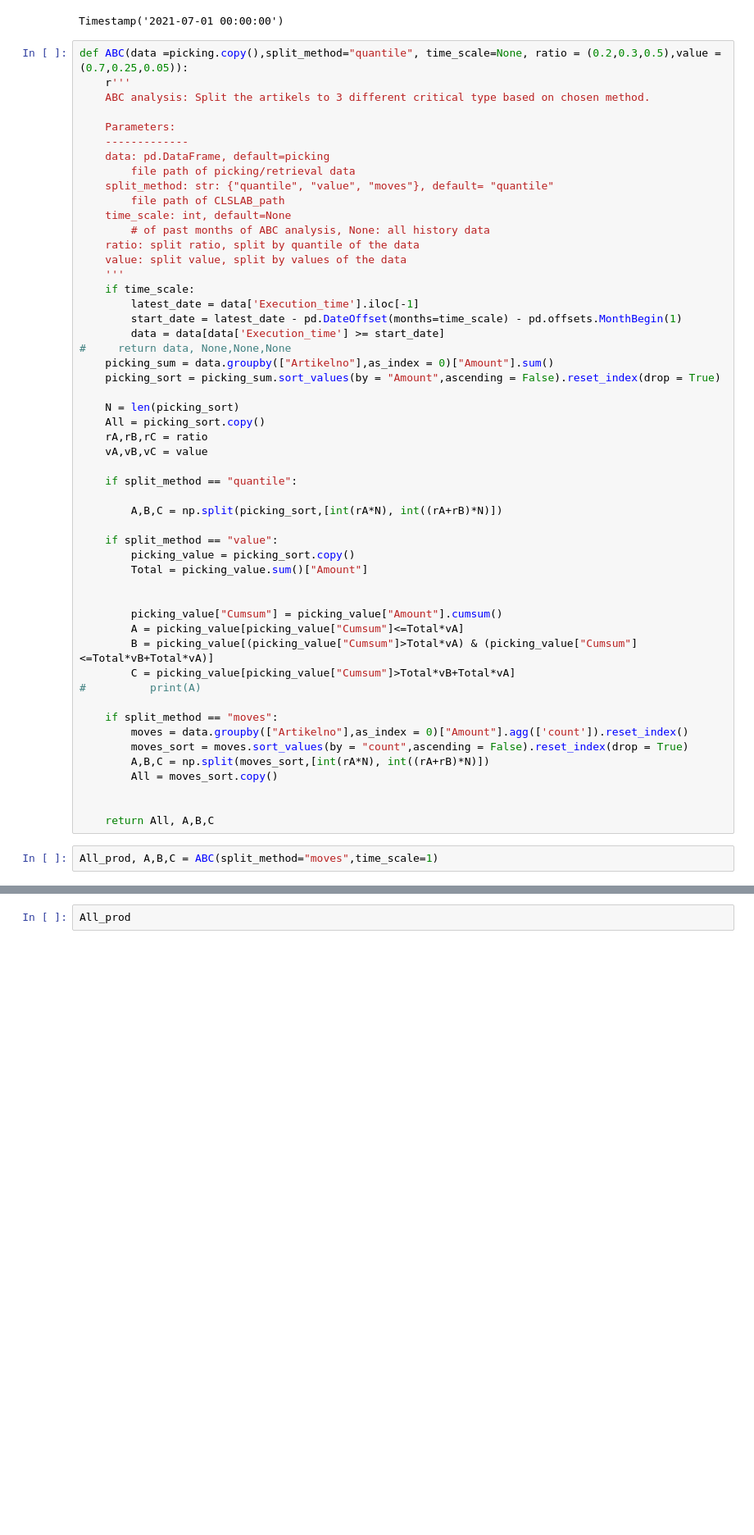
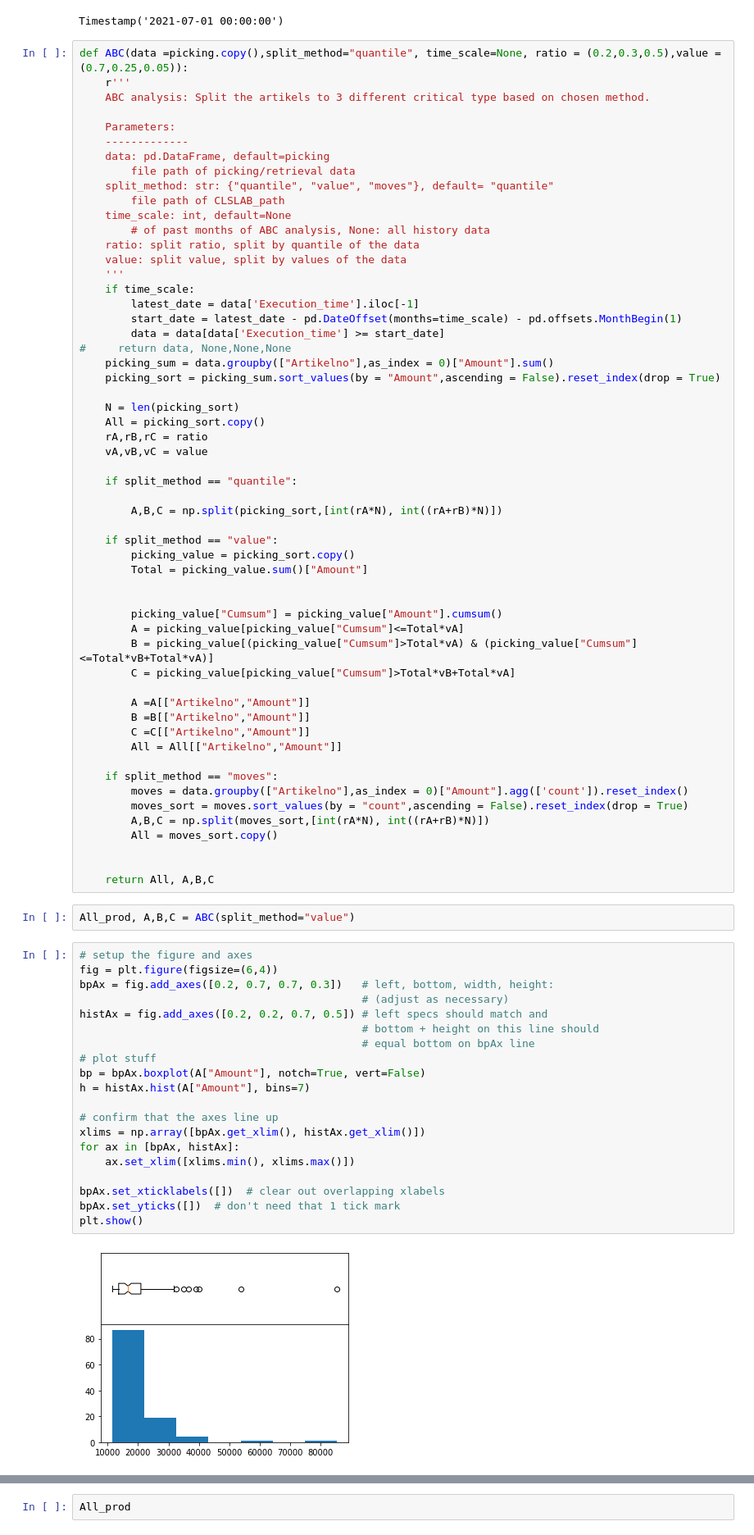
Before and after one commit to KevinLuo41/Layout-Optimizer-ISYE-6202-Project, a Jupyter notebook: Simulator/Simulator.ipynb, the cells around one changed output, grey strips where cells are left out. Shown at 82% size. Drawn from its saved outputs; the diff is of its cells as text; blank space fills up the shorter version.

```diff
--- a/Simulator/Simulator.ipynb
+++ b/Simulator/Simulator.ipynb
@@ -269,7 +271,11 @@ def ABC(data =picking.copy(),split_method="quantile", time_scale=None, ratio = (
         A = picking_value[picking_value["Cumsum"]<=Total*vA]
         B = picking_value[(picking_value["Cumsum"]>Total*vA) & (picking_value["Cumsum"]<=Total*vB+Total*vA)]
         C = picking_value[picking_value["Cumsum"]>Total*vB+Total*vA]
-#          print(A)
+
+        A =A[["Artikelno","Amount"]]
+        B =B[["Artikelno","Amount"]]
+        C =C[["Artikelno","Amount"]]
+        All = All[["Artikelno","Amount"]]
 
     if split_method == "moves":
         moves = data.groupby(["Artikelno"],as_index = 0)["Amount"].agg(['count']).reset_index()
@@ -280,4 +286,26 @@ def ABC(data =picking.copy(),split_method="quantile", time_scale=None, ratio = (
 
     return All, A,B,C
 # %%
-All_prod, A,B,C = ABC(split_method="moves",time_scale=1)
+All_prod, A,B,C = ABC(split_method="value")
+# %%
+# setup the figure and axes
+fig = plt.figure(figsize=(6,4))
+bpAx = fig.add_axes([0.2, 0.7, 0.7, 0.3])   # left, bottom, width, height:
+                                            # (adjust as necessary)
+histAx = fig.add_axes([0.2, 0.2, 0.7, 0.5]) # left specs should match and
+                                            # bottom + height on this line should
+                                            # equal bottom on bpAx line
+# plot stuff
+bp = bpAx.boxplot(A["Amount"], notch=True, vert=False)
+h = histAx.hist(A["Amount"], bins=7)
+
+# confirm that the axes line up
+xlims = np.array([bpAx.get_xlim(), histAx.get_xlim()])
+for ax in [bpAx, histAx]:
+    ax.set_xlim([xlims.min(), xlims.max()])
+
+bpAx.set_xticklabels([])  # clear out overlapping xlabels
+bpAx.set_yticks([])  # don't need that 1 tick mark
+plt.show()
+# %% [output]
+[figure, added]
```
Also changed, not shown: parts of 14 cells of this notebook, 18 other files.
